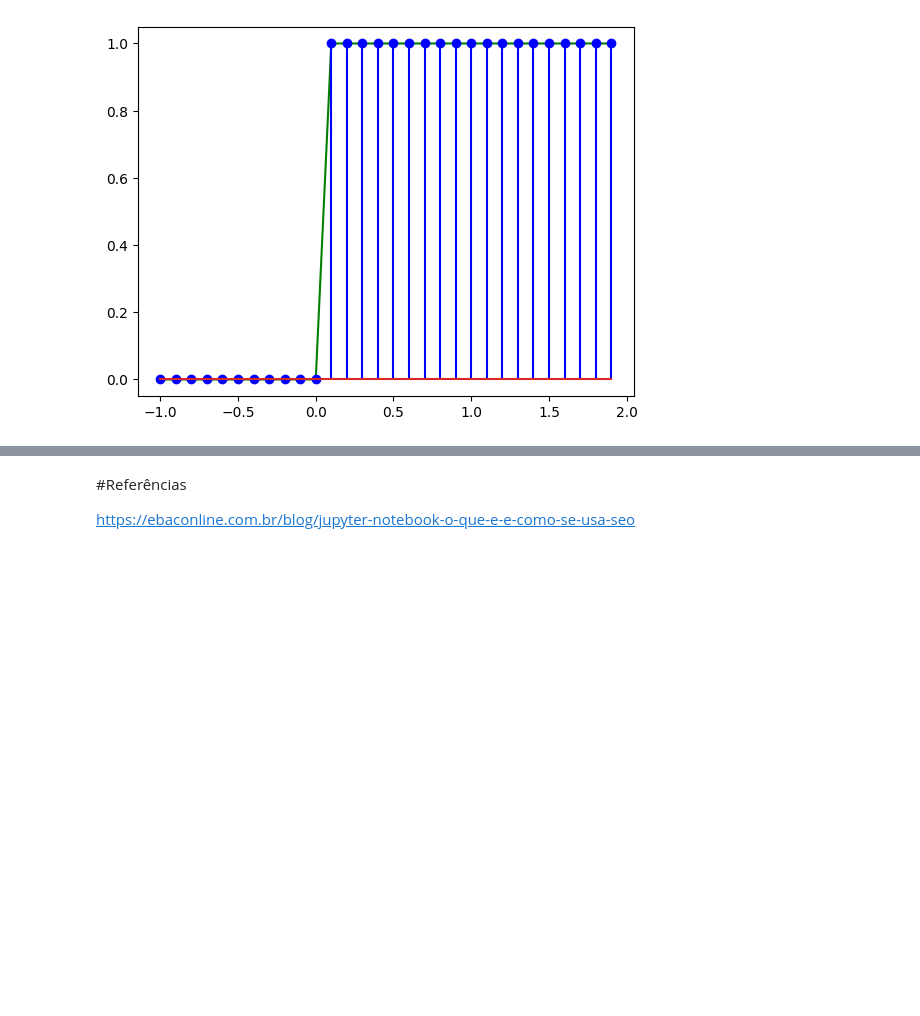
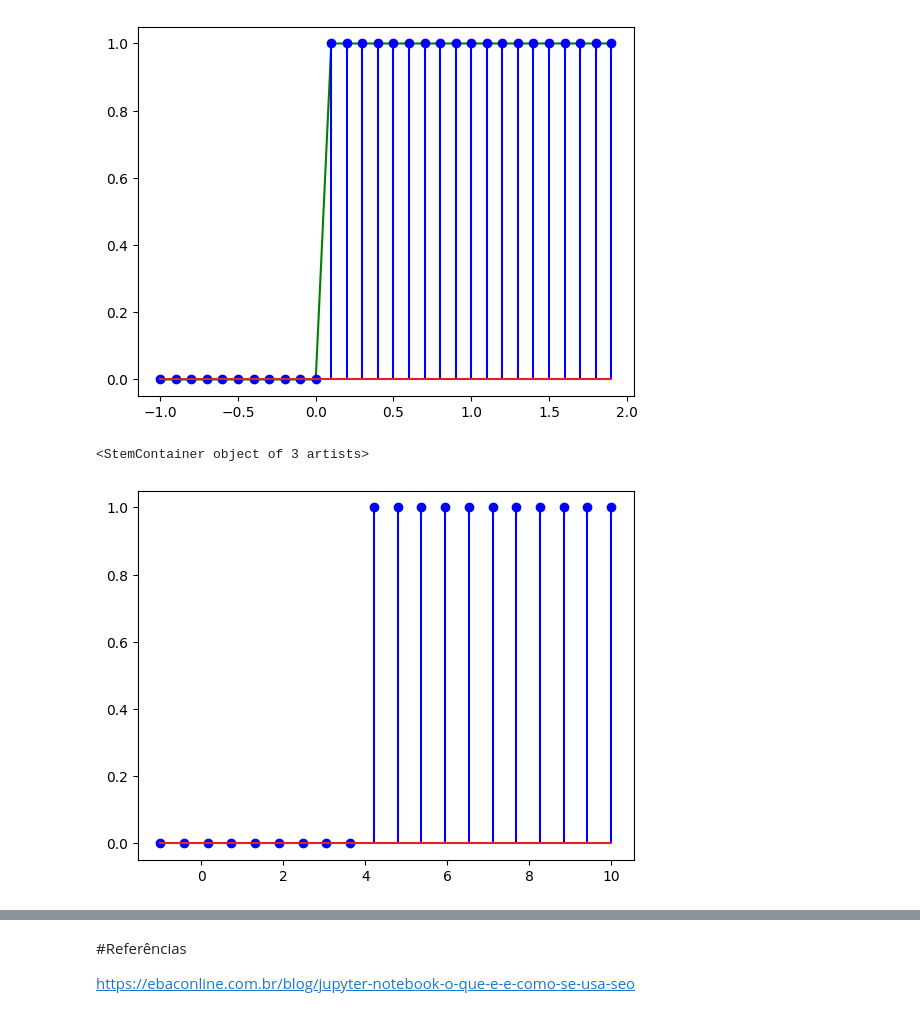
Before and after one commit to arqPy/PDS, a Jupyter notebook: Testes_Notebooks.ipynb, the cells around one changed output, grey strips where cells are left out. Saved outputs shown, nothing was run; the diff lists cells and outputs as text; code cells hidden in the pictures; blank space fills up the shorter version.

```diff
--- a/Testes_Notebooks.ipynb
+++ b/Testes_Notebooks.ipynb
@@ -73,3 +73,13 @@ plt.stem(n, degrauD(n), 'blue')
 # %% [output]
 <StemContainer object of 3 artists>
 [figure]
+# %%
+def degrauD(n, n0=0):
+  u = (n >= n0) * 1.
+  return u
+# %%
+n = np.linspace(-1, 10, 20) #.arange(-1, 12, .5) # significa que Ts eh igual a .5
+plt.stem(n, degrauD(n, 4), 'blue')
+# %% [output]
+<StemContainer object of 3 artists>
+[figure, added]
```
Also changed, not shown: parts of 8 cells of this notebook.
